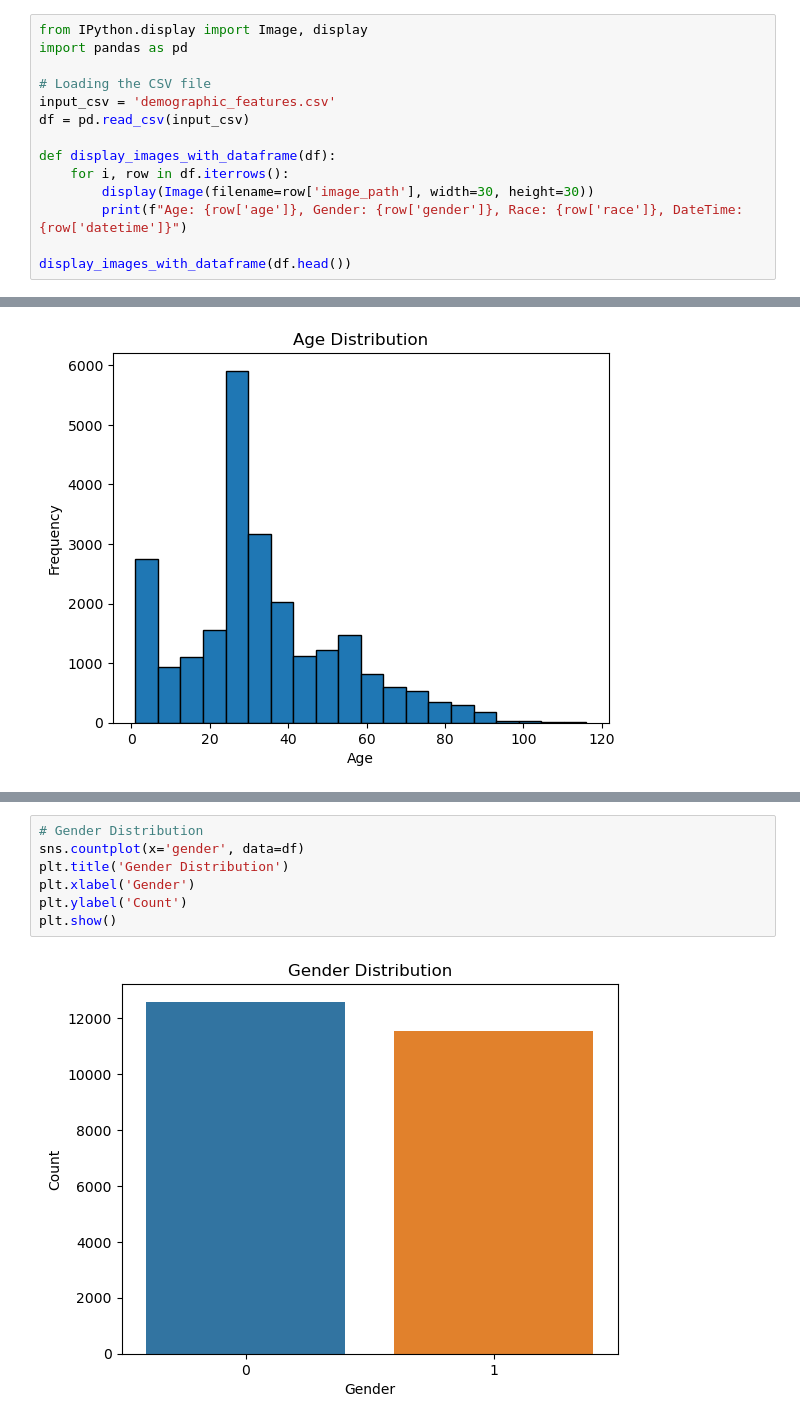
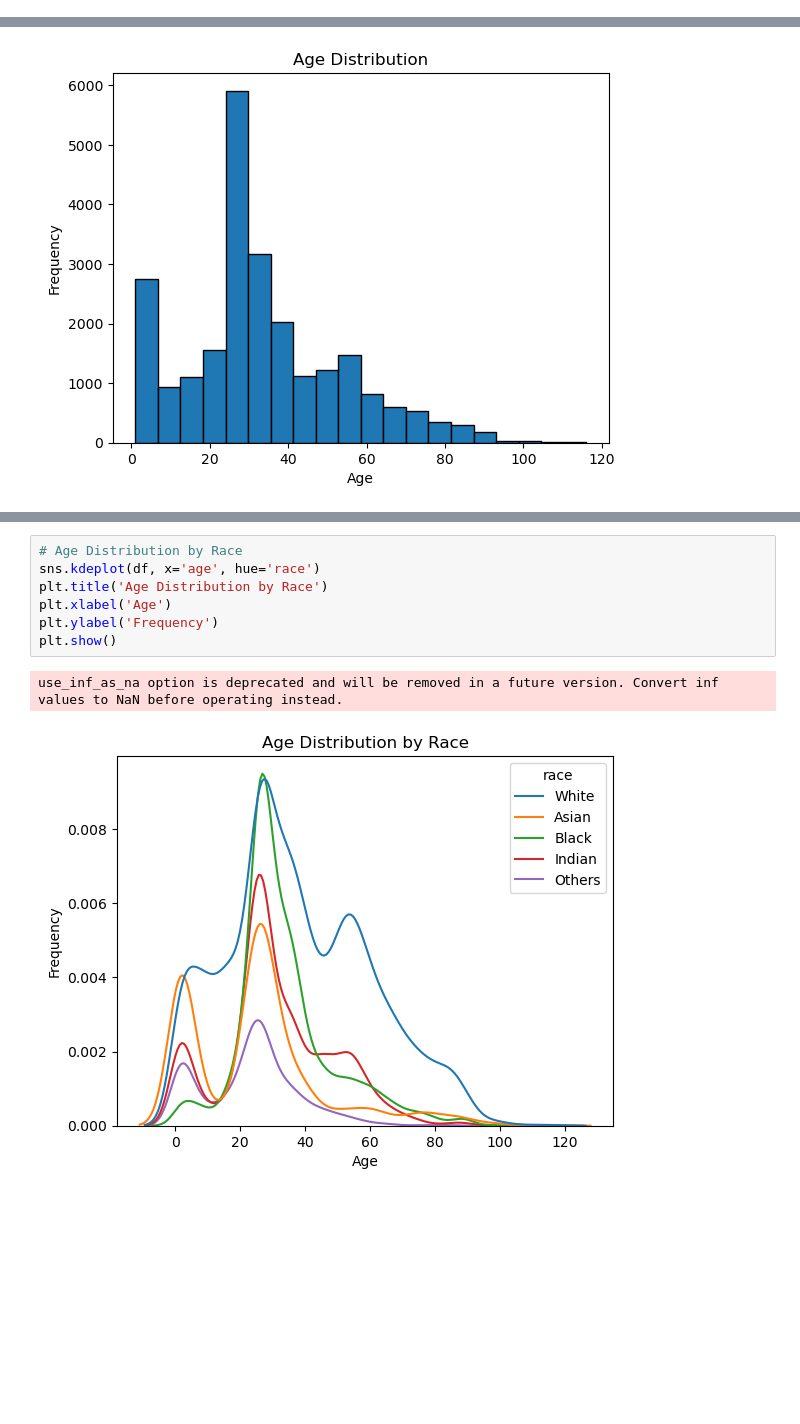
Before and after one commit to Chaity96/Advance-Demographics-Detection-for-Enhanced-Security-using-Transfer-Learning, a Jupyter notebook: Demographics Detection.ipynb, the cells around one changed output, grey strips where cells are left out. Cells and saved outputs as stored; diff of their text form; blank space fills up the shorter version.

```diff
--- a/Demographics Detection.ipynb
+++ b/Demographics Detection.ipynb
@@ -58,17 +64,3 @@ Skipping non-image file: .DS_Store
 Skipping non-image file: 44_1_4_20170116235150272.pg
 Skipping non-image file: 55_0_0_20170116232725357jpg
 Data has been processed and saved to demographic_features.csv
-# %%
-from IPython.display import Image, display
-import pandas as pd
-
-# Loading the CSV file
-input_csv = 'demographic_features.csv'
-df = pd.read_csv(input_csv)
-
-def display_images_with_dataframe(df):
-    for i, row in df.iterrows():
-        display(Image(filename=row['image_path'], width=30, height=30))
-        print(f"Age: {row['age']}, Gender: {row['gender']}, Race: {row['race']}, DateTime: {row['datetime']}")
-
-display_images_with_dataframe(df.head())
@@ -112,9 +129,10 @@ plt.show()
 # %%
-# Gender Distribution
-sns.countplot(x='gender', data=df)
-plt.title('Gender Distribution')
-plt.xlabel('Gender')
-plt.ylabel('Count')
+# Age Distribution by Race
+sns.kdeplot(df, x='age', hue='race')
+plt.title('Age Distribution by Race')
+plt.xlabel('Age')
+plt.ylabel('Frequency')
 plt.show()
 # %% [output]
+use_inf_as_na option is deprecated and will be removed in a future version. Convert inf values to NaN before operating instead.
-[figure, old version]
+[figure, new version]
```
Also changed, not shown: parts of 19 cells of this notebook.
